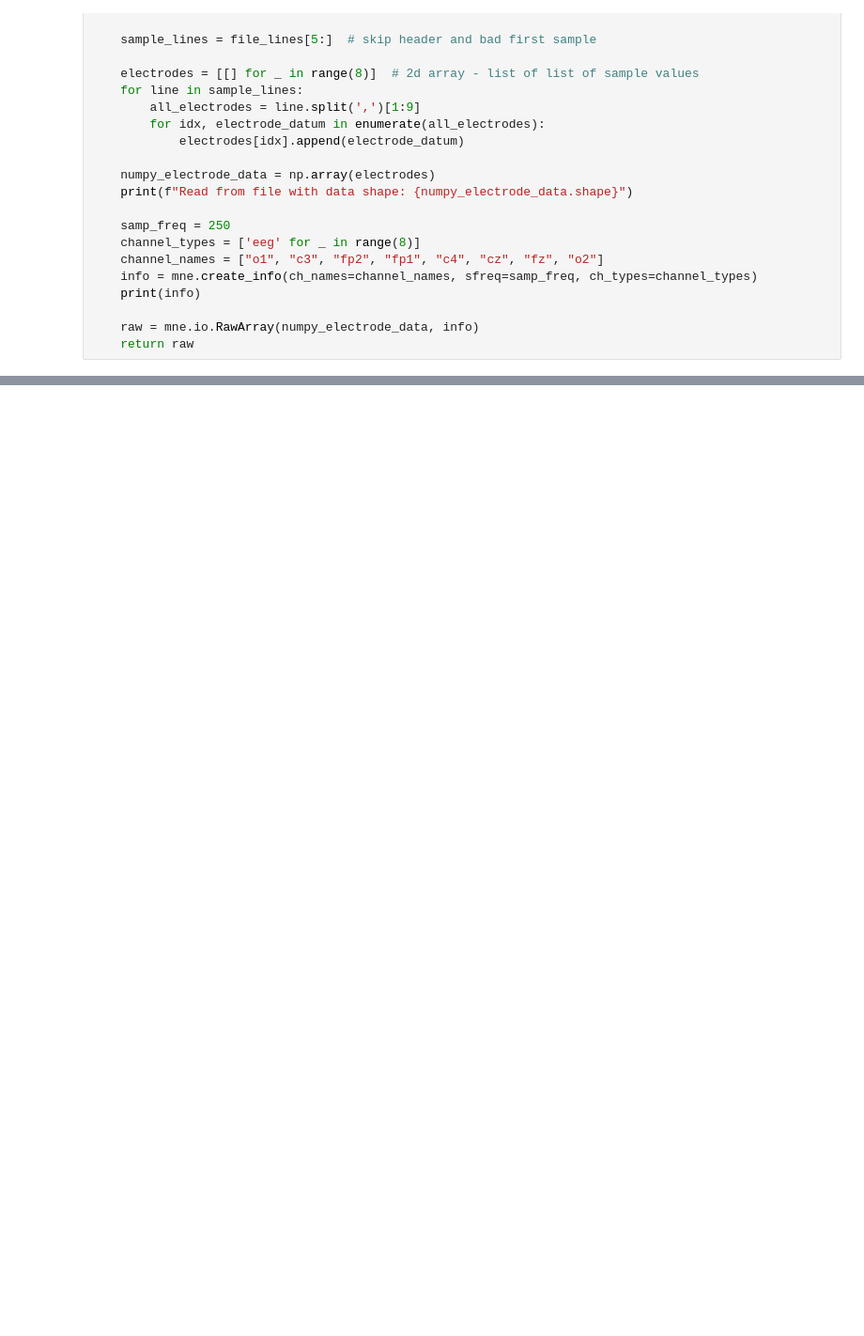
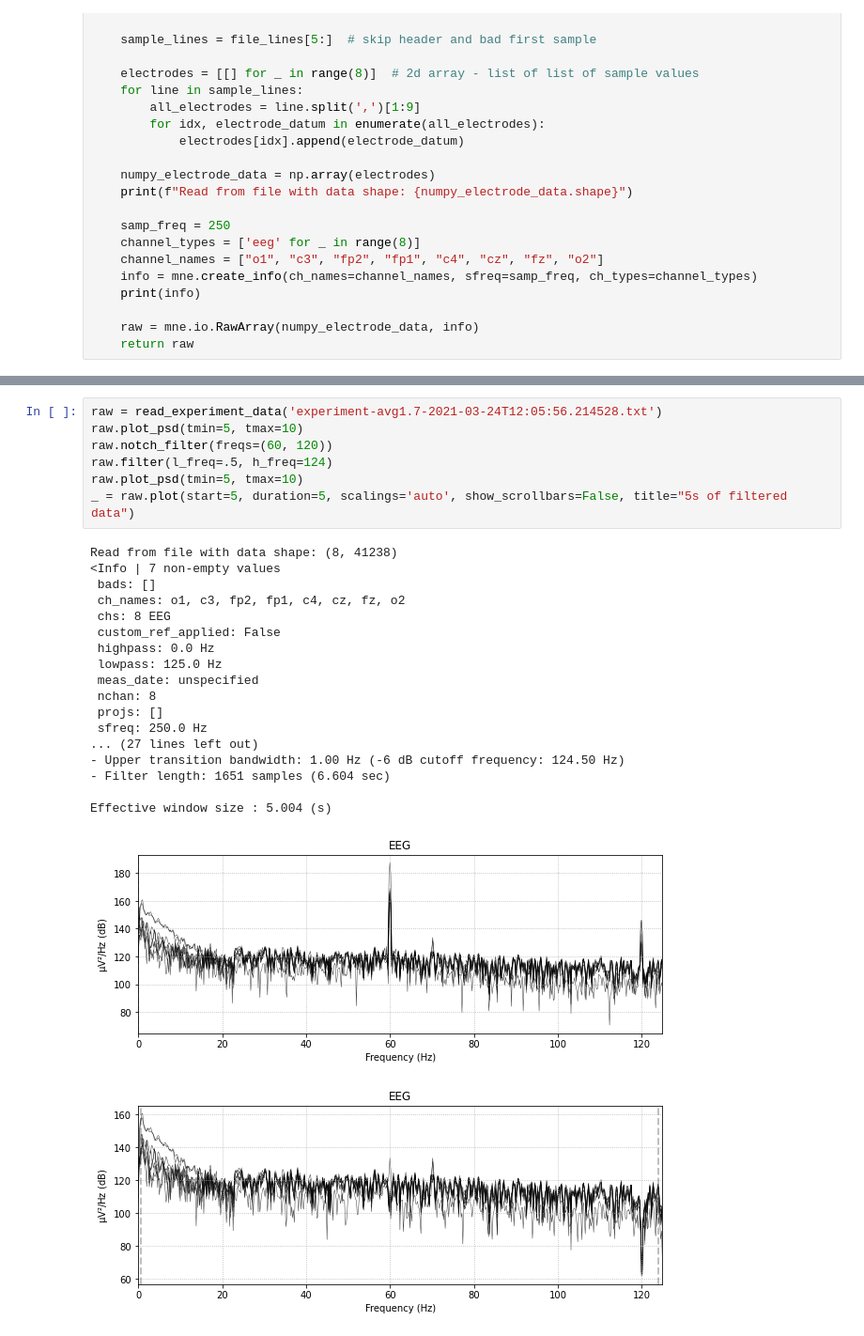
Before and after one commit to NXT-Wheelchair-Team/bci-cursor-control, a Jupyter notebook: notebooks/3-24-first-analysis.ipynb, the cells around one changed output, grey strips where cells are left out. Shown at 94% size. Drawn from its saved outputs; the diff is of its cells as text; blank space fills up the shorter version.

Commit message:
Read in data file and standard pre-process

```diff
--- a/notebooks/3-24-first-analysis.ipynb
+++ b/notebooks/3-24-first-analysis.ipynb
@@ -64,0 +47,27 @@ Effective window size : 8.192 (s)
+# %%
+raw = read_experiment_data('experiment-avg1.7-2021-03-24T12:05:56.214528.txt')
+raw.plot_psd(tmin=5, tmax=10)
+raw.notch_filter(freqs=(60, 120))
+raw.filter(l_freq=.5, h_freq=124)
+raw.plot_psd(tmin=5, tmax=10)
+_ = raw.plot(start=5, duration=5, scalings='auto', show_scrollbars=False, title="5s of filtered data")
+# %% [output]
+Read from file with data shape: (8, 41238)
+<Info | 7 non-empty values
+ bads: []
+ ch_names: o1, c3, fp2, fp1, c4, cz, fz, o2
+ chs: 8 EEG
+ custom_ref_applied: False
+ highpass: 0.0 Hz
+ lowpass: 125.0 Hz
+ meas_date: unspecified
+ nchan: 8
+ projs: []
+ sfreq: 250.0 Hz
+... (27 lines left out)
+- Upper transition bandwidth: 1.00 Hz (-6 dB cutoff frequency: 124.50 Hz)
+- Filter length: 1651 samples (6.604 sec)
+
+Effective window size : 5.004 (s)
+[figure, added]
+[figure, added]
```
Also changed, not shown: parts of 3 cells of this notebook.
